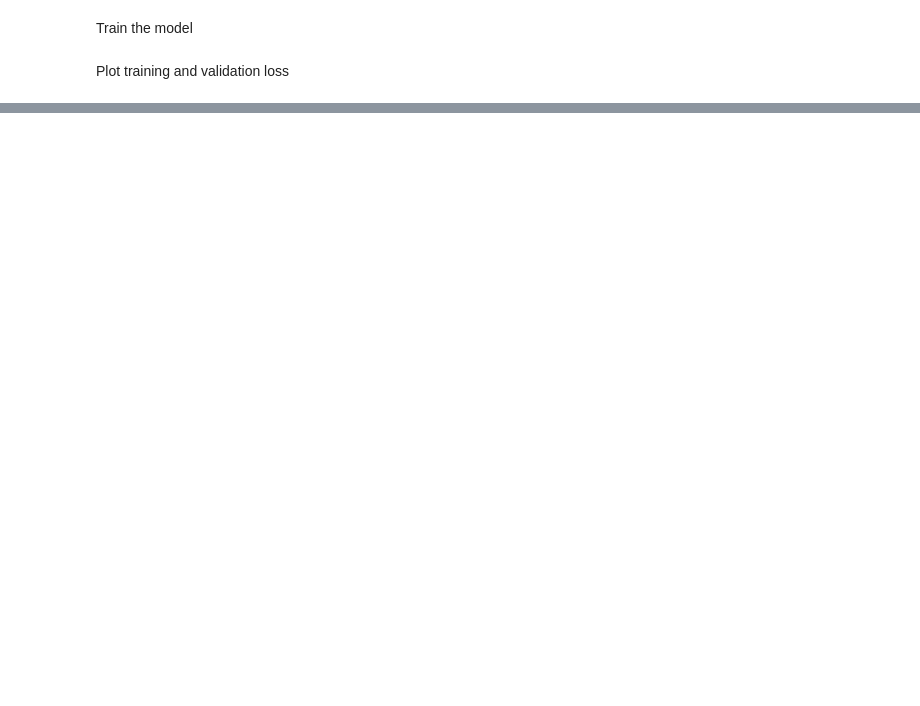
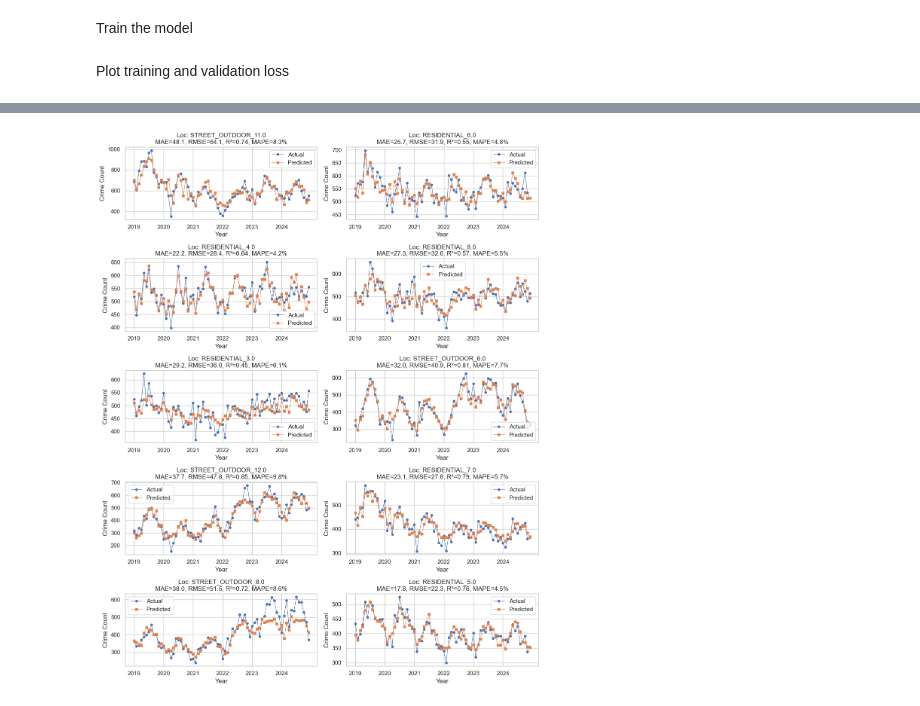
Before and after one commit to Lemonziz/IT5006Project, a Jupyter notebook: lstm_time_location.ipynb, the cells around one changed output, grey strips where cells are left out. Drawn from its saved outputs; the diff is of its cells as text; code cells hidden in the pictures; blank space fills up the shorter version.

```diff
--- a/lstm_time_location.ipynb
+++ b/lstm_time_location.ipynb
@@ -501,0 +372,17 @@ evaluate_all_locations(test_result[:, :, 0], test_result[:, :, 1])
+# %%
+result = predictions(model, train_loader, test_loader)
+result_unscaled = np.zeros(result.shape)
+result_unscaled[:, :, 0] = scaler.inverse_transform(result[:, :, 0])
+result_unscaled[:, :, 1] = scaler.inverse_transform(result[:, :, 1])
+result_unscaled = np.round(result_unscaled).astype(int)
+result_df = data.copy()
+result_df["lstm_prediction"] = np.nan
+for i in range(len(result_unscaled)):
+    for j in range(len(result_unscaled[i])):
+        result_df.loc[
+            (result_df["time_key"] == i + seq_length) & (result_df["location_id"] == j),
+            "lstm_prediction",
+        ] = result_unscaled[i, j, 0]
+# %%
+result_df = result_df[result_df["time_key"] > seq_length - 1]
+result_df.to_csv("./data/lstm_predictions.csv", index=False)
@@ -501,0 +500,60 @@ evaluate_all_locations(test_result[:, :, 0], test_result[:, :, 1])
+# %%
+import matplotlib.pyplot as plt
+import numpy as np
+import pandas as pd
+from sklearn.metrics import mean_absolute_error, mean_squared_error, r2_score
+
+
+def mape(y_true, y_pred):
+    """Compute Mean Absolute Percentage Error."""
+    y_true = np.array(y_true)
+    y_pred = np.array(y_pred)
+    return np.mean(np.abs((y_true - y_pred) / (y_true + 1e-8))) * 100
+
+
+df = result_df.copy()
+df.sort_values(["location_key", "Year", "Month"], inplace=True)
+total_by_loc = (
+    df.groupby("location_key")["crime_count"].sum().sort_values(ascending=False)
+)
+top_locations = total_by_loc.index[:10]
+df_top = df[df["location_key"].isin(top_locations)].copy()
+df_top.sort_values(["location_key", "Year", "Month"], inplace=True)
+fig, axes = plt.subplots(nrows=5, ncols=2, figsize=(12, 15))
+axes = axes.flatten()
+for i, loc in enumerate(top_locations):
+    df_loc = df_top[df_top["location_key"] == loc].copy()
+    df_loc.sort_values(["Year", "Month"], inplace=True)
+    df_loc.reset_index(drop=True, inplace=True)  # reset index so x-axis is 0, 1, 2, ...
+    x_vals = df_loc.index  # Each index represents one month
+    actual = df_loc["crime_count"].values
+    predicted = df_loc["lstm_prediction"].values
+    mae_val = mean_absolute_error(actual, predicted)
+    rmse_val = np.sqrt(mean_squared_error(actual, predicted))
+    r2_val = r2_score(actual, predicted)
+    mape_val = mape(actual, predicted)
+    ax = axes[i]
+    ax.plot(x_vals, actual, marker="o", markersize=4, linewidth=0.8, label="Actual")
+    ax.plot(
+        x_vals, predicted, marker="s", markersize=4, linewidth=0.8, label="Predicted"
+    )
+    ax.set_title(
+        f"Loc: {loc}\nMAE={mae_val:.1f}, RMSE={rmse_val:.1f}, R²={r2_val:.2f}, MAPE={mape_val:.1f}%"
+    )
+    ax.set_xlabel("Year")
+    ax.set_ylabel("Crime Count")
+    unique_years = df_loc["Year"].unique()
+    tick_positions = []
+    tick_labels = []
+    for year in unique_years:
+        pos = df_loc[df_loc["Year"] == year].index[0]
+        tick_positions.append(pos)
+        tick_labels.append(str(year))
+    ax.set_xticks(tick_positions)
+    ax.set_xticklabels(tick_labels)
+    ax.legend()
+
+plt.tight_layout()
+plt.show()
+# %% [output]
+[figure, added]
```
Also changed, not shown: parts of 16 cells of this notebook, 3 other files.
